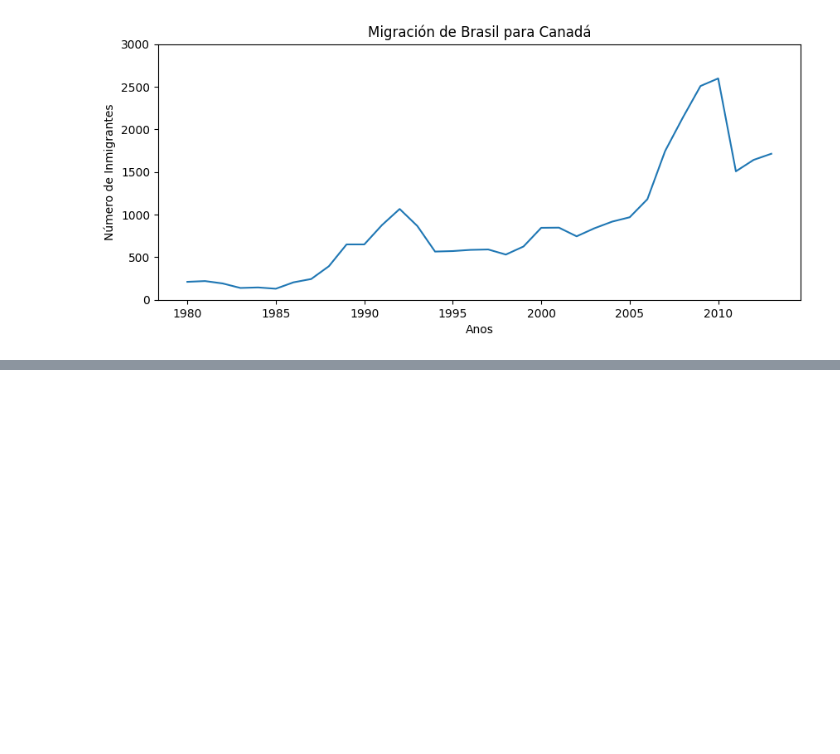
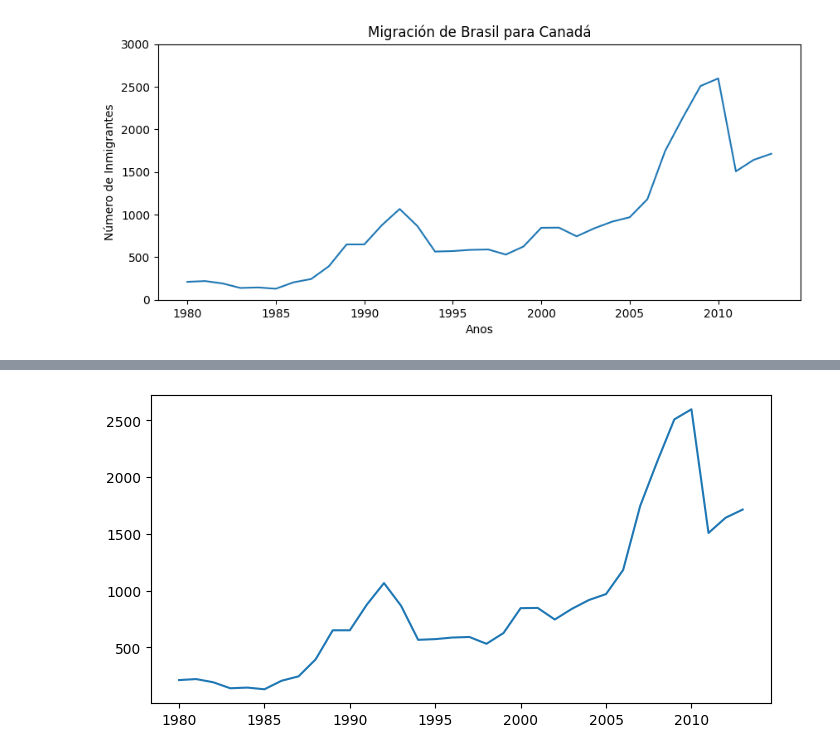
Before and after one commit to ygor-github/data_visualization, a Jupyter notebook: Aula.ipynb, the cells around one changed output, grey strips where cells are left out. Saved outputs shown, nothing was run; the diff lists cells and outputs as text; code cells hidden in the pictures; blank space fills up the shorter version.

```diff
--- a/Aula.ipynb
+++ b/Aula.ipynb
@@ -170,0 +195,9 @@ plt.show() ### Este codigo permite mostrar la visualización del grafico sin mos
+# %%
+# Ahora que tenemos la figura haremos nuevamente la modificación del eje de los años.
+# Haciendo el grafico de esta manera tenemos la posibilidad de usar mas funciones y personalizar mas el gráfico.
+fig, ax = plt.subplots(figsize=(8,4)) # Esto dará las dimensiones de la figura
+ax.plot(df_brasil['ano'], df_brasil['inmigrantes']) # Aqui pasamos los valores que tendrán los ejes ( x, y)
+ax.xaxis.set_major_locator(plt.MultipleLocator(5)) # Con esta linea cambiano a la frecuencia de 5 en 5 años para el eje x
+plt.show() #Esto permite imprimir la figura sin mostrar datos de almacenamiento en memoria
+# %% [output]
+[figure, added]
```
Also changed, not shown: parts of 6 cells of this notebook.
